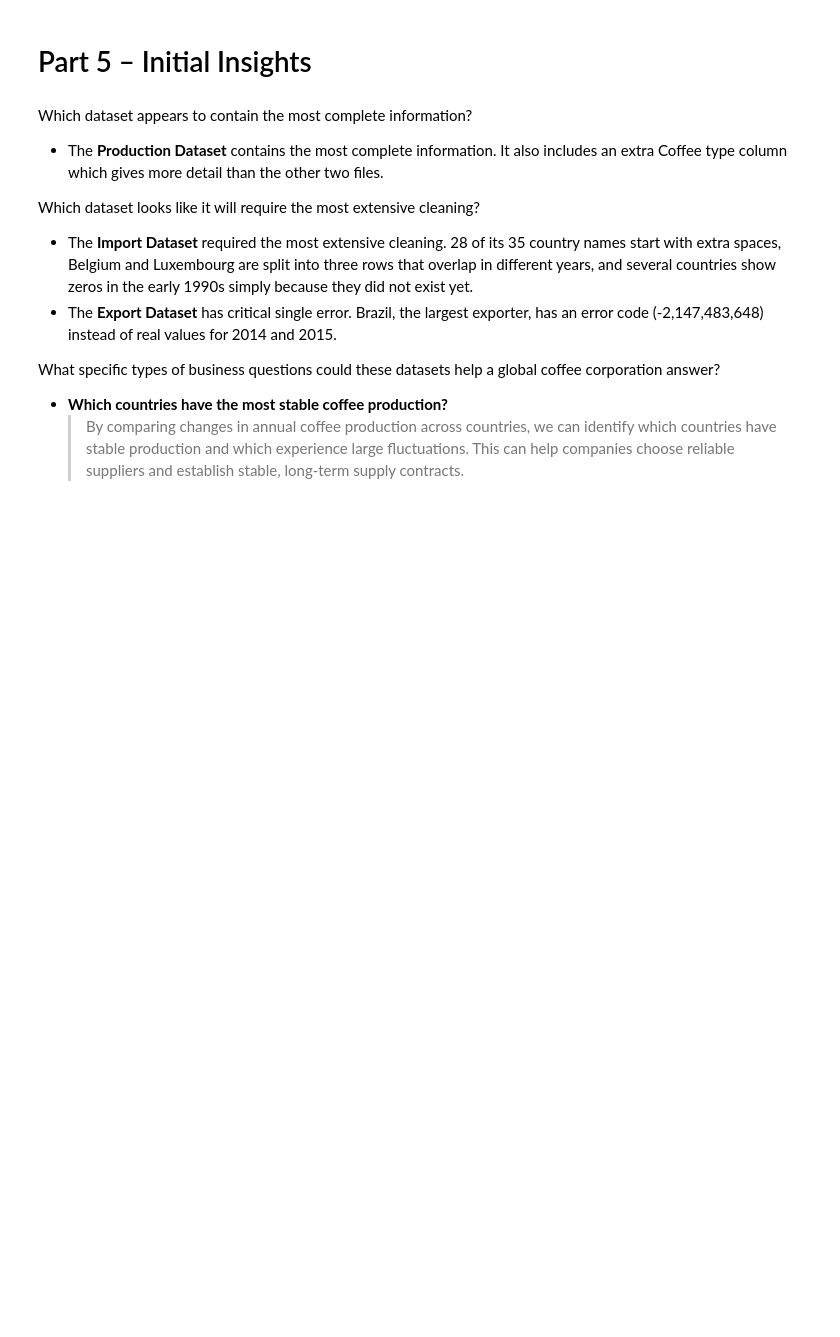
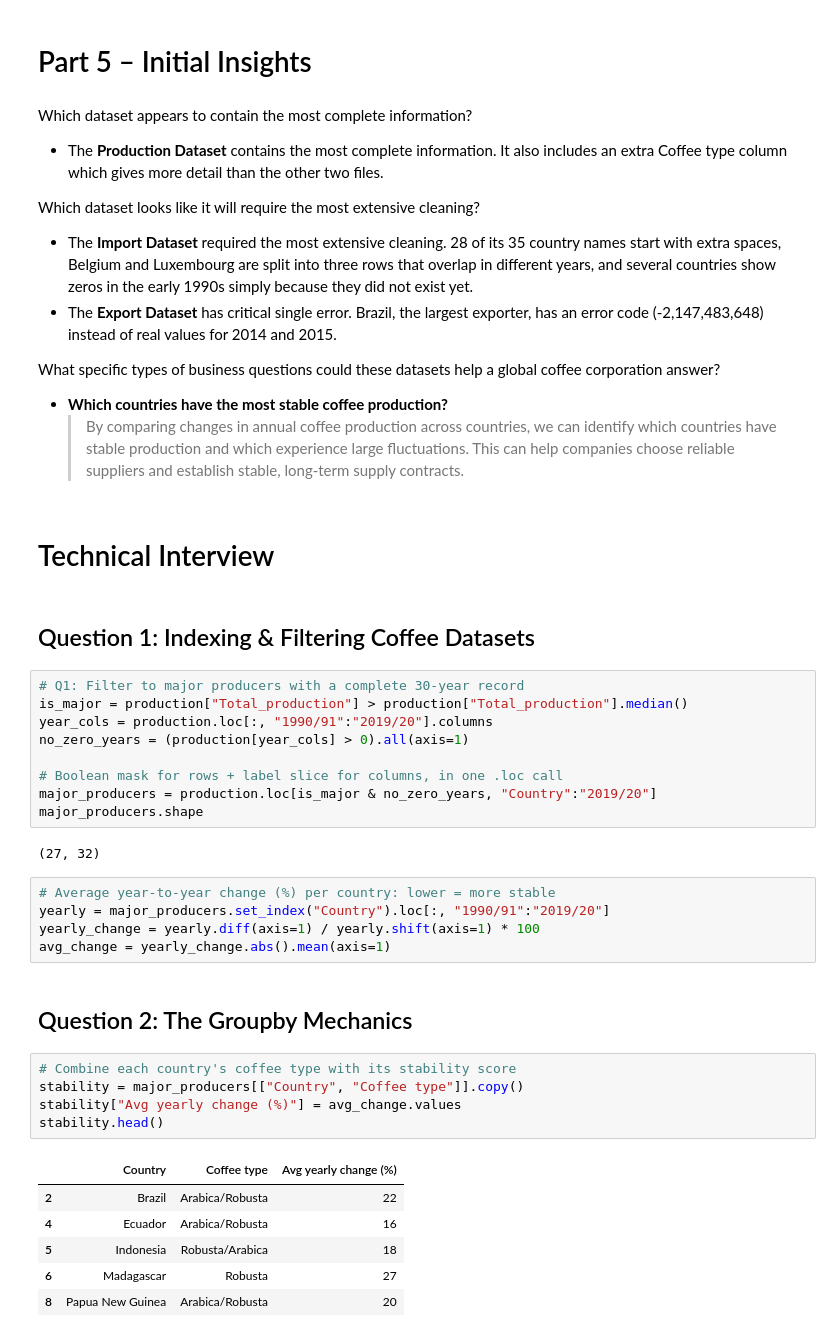
Before and after one commit to HJLee82/AD450_2026AU, a Jupyter notebook: WEEK03/coffee-exploration/coffee_exploration.ipynb, the cells around one changed output. Cells and saved outputs as stored; diff of their text form; blank space fills up the shorter version.

Commit message:
1028-TechInterview03

```diff
--- a/WEEK03/coffee-exploration/coffee_exploration.ipynb
+++ b/WEEK03/coffee-exploration/coffee_exploration.ipynb
@@ -363,3 +363,37 @@ Which dataset looks like it will require the most extensive cleaning?
 What specific types of business questions could these datasets help a global coffee corporation answer?
  - **Which countries have the most stable coffee production?**
    > By comparing changes in annual coffee production across countries, we can identify which countries have stable production and which experience large fluctuations. This can help companies choose reliable suppliers and establish stable, long-term supply contracts.
+# %% [markdown]
+# Technical Interview
+# %% [markdown]
+## Question 1: Indexing & Filtering Coffee Datasets
+# %%
+# Q1: Filter to major producers with a complete 30-year record
+is_major = production["Total_production"] > production["Total_production"].median()
+year_cols = production.loc[:, "1990/91":"2019/20"].columns
+no_zero_years = (production[year_cols] > 0).all(axis=1)
+
+# Boolean mask for rows + label slice for columns, in one .loc call
+major_producers = production.loc[is_major & no_zero_years, "Country":"2019/20"]
+major_producers.shape
+# %% [output]
+(27, 32)
+# %%
+# Average year-to-year change (%) per country: lower = more stable
+yearly = major_producers.set_index("Country").loc[:, "1990/91":"2019/20"]
+yearly_change = yearly.diff(axis=1) / yearly.shift(axis=1) * 100
+avg_change = yearly_change.abs().mean(axis=1)
+# %% [markdown]
+## Question 2: The Groupby Mechanics
+# %%
+# Combine each country's coffee type with its stability score
+stability = major_producers[["Country", "Coffee type"]].copy()
+stability["Avg yearly change (%)"] = avg_change.values
+stability.head()
+# %% [output]
+|  | Country | Coffee type | Avg yearly change (%) |
+| 2 | Brazil | Arabica/Robusta | 22 |
+| 4 | Ecuador | Arabica/Robusta | 16 |
+| 5 | Indonesia | Robusta/Arabica | 18 |
+| 6 | Madagascar | Robusta | 27 |
+| 8 | Papua New Guinea | Arabica/Robusta | 20 |
```
Also changed, not shown: parts of 1 cell of this notebook.
